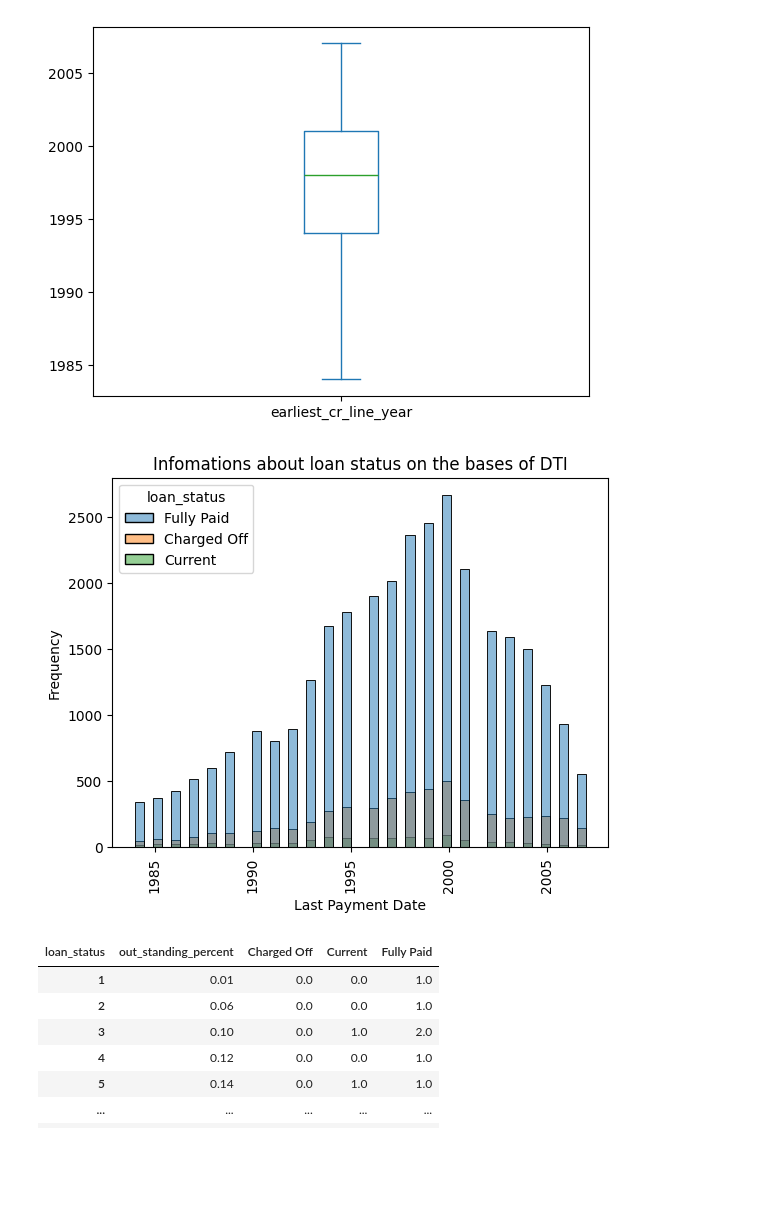
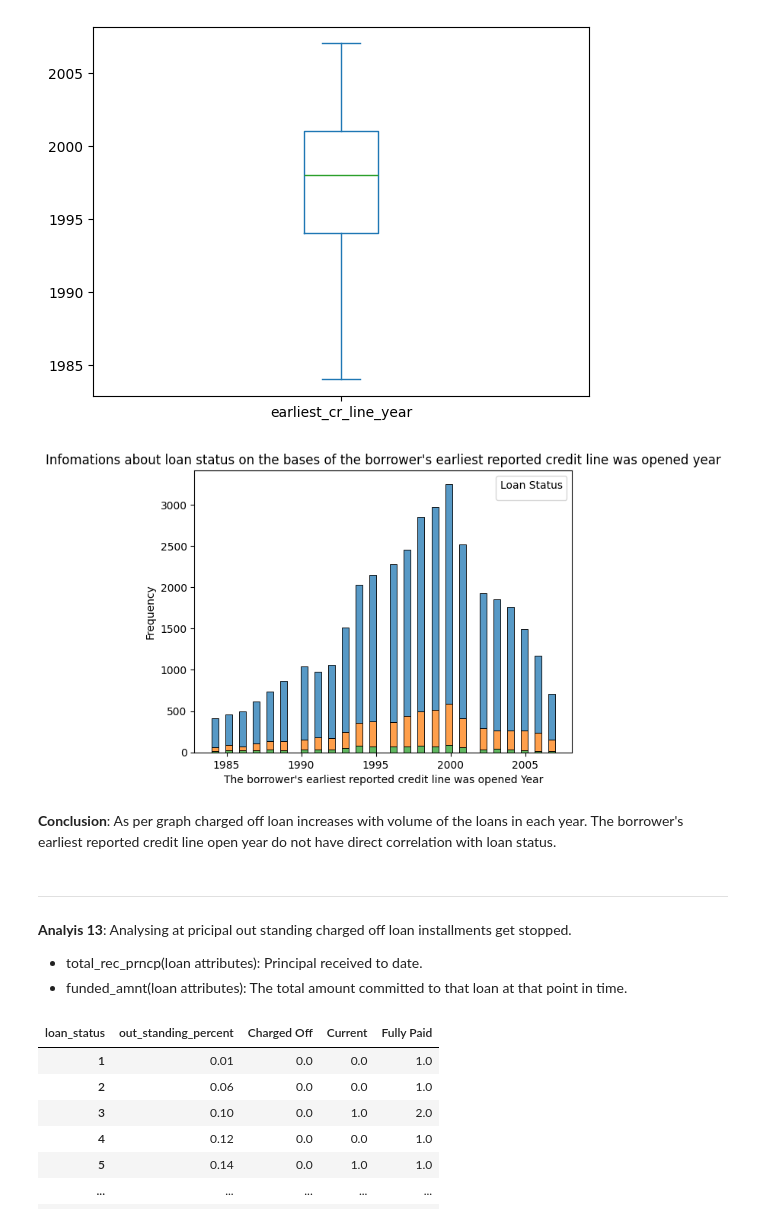
Before and after one commit to AshishTondon/LendingClubCaseStudy, a Jupyter notebook: uday_kumar_kolluru.ipynb, the cells around one changed output. Drawn from its saved outputs; the diff is of its cells as text; code cells hidden in the pictures; blank space fills up the shorter version.

```diff
--- a/uday_kumar_kolluru.ipynb
+++ b/uday_kumar_kolluru.ipynb
@@ -525,5 +595,0 @@ plt.show()
-# %%
-loadData["issue_date"] = pd.to_datetime(loadData.loc[loadData.issue_d.notna()].issue_d.apply(lambda x: f'01-{x}'))
-loadData["earliest_cr_line_year"] = pd.to_datetime(loadData.loc[loadData.earliest_cr_line.notna()].earliest_cr_line.apply(lambda x: f'01-{x}')).dt.year
-
-# pd.pivot_table(data=loadData.groupby(["earliest_cr_line_year"]).loan_status.value_counts().reset_index(), index=["earliest_cr_line_year"],  columns="loan_status", aggfunc=np.sum, values="count", fill_value=0, margins=True).sort_values(by="Charged Off", ascending=False).head(50)
@@ -542,14 +621,23 @@ erCredicLineYear["earliest_cr_line_year"].plot.box()
 <Axes: >
 [figure]
 # %%
-sns.histplot(data=erCredicLineYear, x="earliest_cr_line_year", hue="loan_status", bins=50)
+# Creating frequencey histogram for earliest_cr_line year
+sns.histplot(data=erCredicLineYear, x="earliest_cr_line_year", hue="loan_status", bins=50, multiple="stack")
 
-plt.xlabel("Last Payment Date")
+plt.xlabel("The borrower's earliest reported credit line was opened Year")
 plt.ylabel("Frequency")
-plt.title("Infomations about loan status on the bases of DTI")
-plt.xticks(rotation=90)
+plt.title("Infomations about loan status on the bases of the borrower's earliest reported credit line was opened year")
+plt.legend(title="Loan Status")
 
 plt.show()
 # %% [output]
-[figure, old version]
+[figure, new version]
+# %% [markdown]
+**Conclusion**: As per graph charged off loan increases with volume of the loans in each year. The borrower's earliest reported credit line open year do not have direct correlation with loan status.
+# %% [markdown]
+---
+# %% [markdown]
+**Analyis 13**: Analysing at pricipal out standing charged off loan installments get stopped.
+- total_rec_prncp(loan attributes): Principal received to date.
+- funded_amnt(loan attributes): The total amount committed to that loan at that point in time.
 # %%
```
Also changed, not shown: parts of 44 cells of this notebook.
